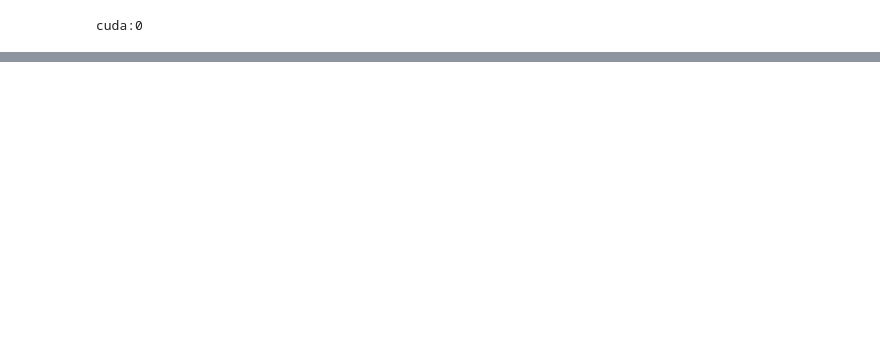
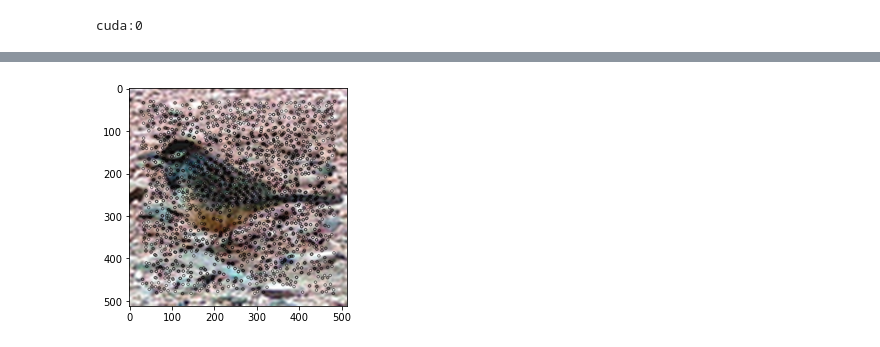
Before and after one commit to MKTKSMT-MI/GNN-DGLPro, a Jupyter notebook: Graphing/any detect.ipynb, the cells around one changed output, grey strips where cells are left out. Cells and saved outputs as stored; diff of their text form; code cells hidden in the pictures; blank space fills up the shorter version.

```diff
--- a/Graphing/any detect.ipynb
+++ b/Graphing/any detect.ipynb
@@ -23,10 +24,11 @@ print(device)
 # %% [output]
 cuda:0
 # %%
+#点数が最大のときと最小のときの画像・kp・desをそれぞれの手法ごとに保存
 akaze=cv2.AKAZE_create()
 sift=cv2.SIFT_create()
-detect_dict={'akaze':{'time':0,'ave':0,'max':0,'min':0},
-             'sift':{'time':0,'ave':0,'max':0,'min':0}}
+detect_dict={'akaze':{'time':0,'ave':0,'max':0,'min':0,'most':{'img':0,'kp':0,'des':0},'worst':{'img':0,'kp':0,'des':0}},
+             'sift':{'time':0,'ave':0,'max':0,'min':0,'most':{'img':0,'kp':0,'des':0},'worst':{'img':0,'kp':0,'des':0}}}
 # %%
 #akaze
 kps=[]
@@ -38,20 +40,32 @@ for i,j in STL10_train:
     img=cv2.resize(img,(512,512),interpolation=cv2.INTER_LANCZOS4)
     imgs.append(img)
 # %%
-
+#kpの数が0のときはスキップする
+MIN=10000
+MAX=-1000
 start=time.time()
 for i in imgs:
-    img = np.array(i)
-    #img=cv2.cvtColor(img,cv2.COLOR_RGB2GRAY)
-    img=cv2.resize(img,(512,512),interpolation=cv2.INTER_LANCZOS4)
-    kp,des=akaze.detectAndCompute(img,None)
+    kp,des=akaze.detectAndCompute(i,None)
 
-    try:
+    if len(kp)==0:
+        continue
+    else:
         kps.append(len(kp))
         dess.append(len(des))
-    except:
-        kps.append(0)
-        dess.append(0)
+
+    if MIN>len(kp):
+        detect_dict['akaze']['worst']['img'] = i
+        detect_dict['akaze']['worst']['kp'] = kp
+        detect_dict['akaze']['worst']['des'] = des
+
+        MIN=len(kp)
+
+    if MAX<len(kp):
+        detect_dict['akaze']['most']['img'] = i
+        detect_dict['akaze']['most']['kp'] = kp
+        detect_dict['akaze']['most']['des'] = des
+
+        MAX=len(kp)
 
 detect_dict['akaze']['time']=time.time() - start
 detect_dict['akaze']['ave']=sum(kps)/len(kps)
@@ -65,0 +95,7 @@ print(detect_dict['sift'])
+# %%
+kpimg=cv2.drawKeypoints(detect_dict['akaze']['most']['img'],detect_dict['akaze']['most']['kp'],None,4)
+plt.imshow(kpimg)
+plt.savefig('images/akaze_most.jpg',dpi=300)
+plt.show()
+# %% [output]
+[figure, added]
```
Also changed, not shown: parts of 8 cells of this notebook.
